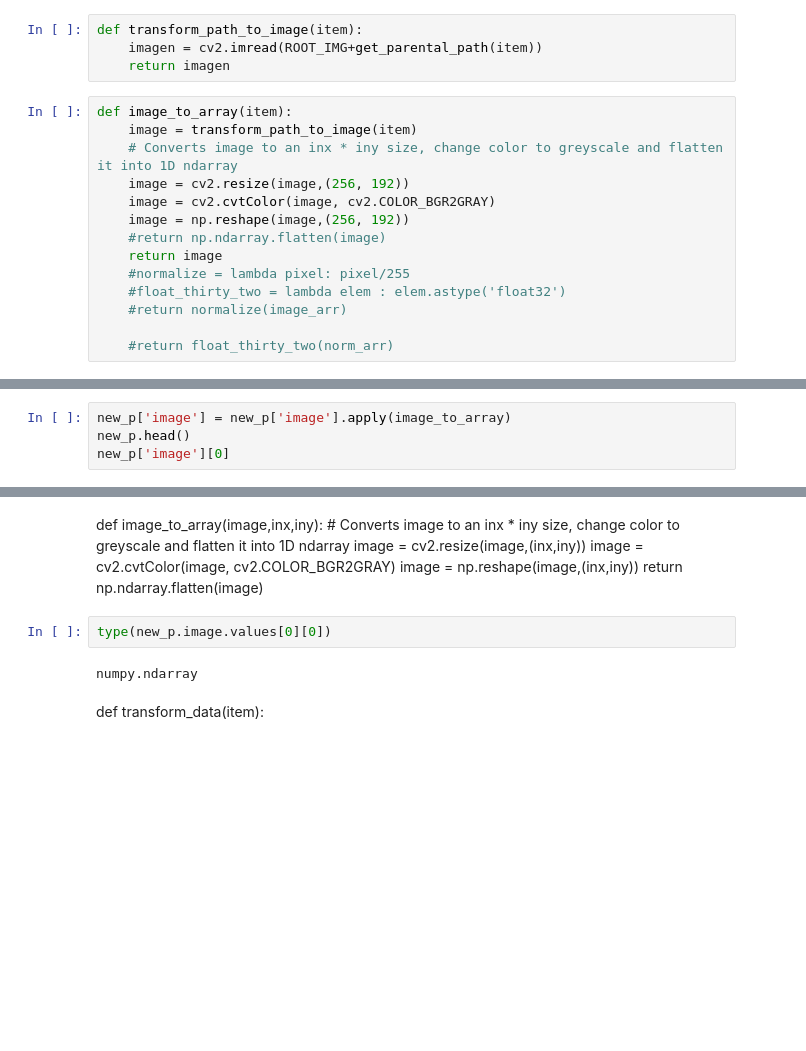
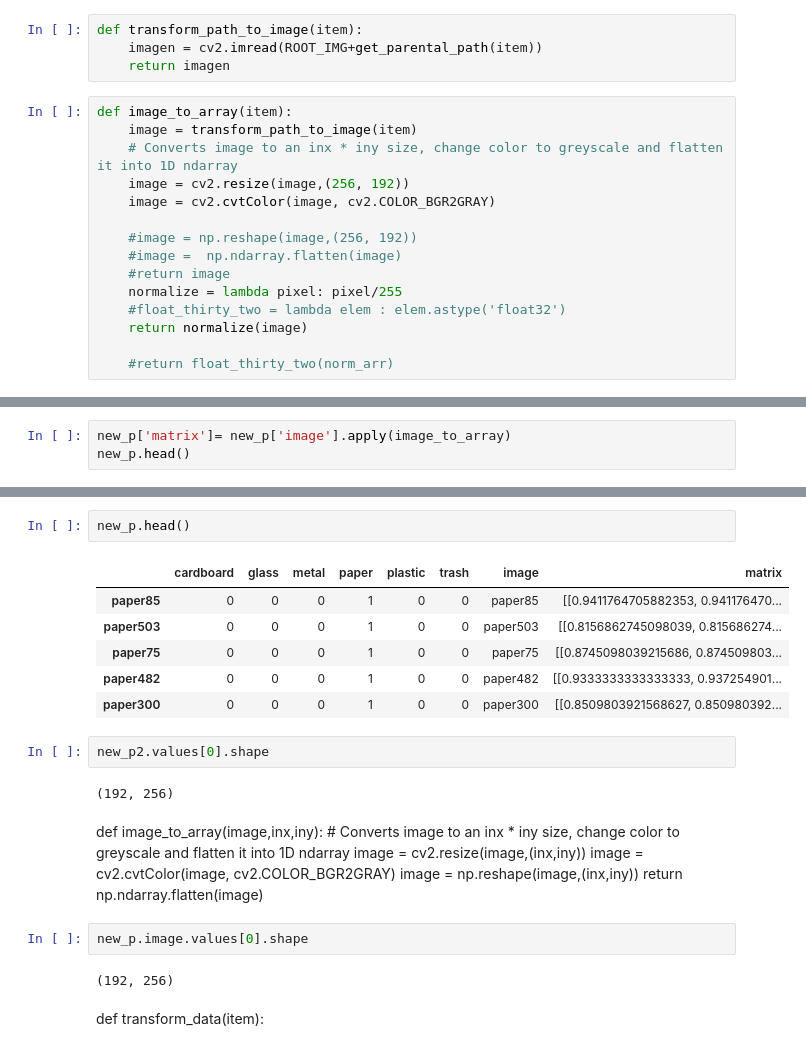
Before and after one commit to ElenaCerezoSwing/final_project_ih, a Jupyter notebook: project_trial.ipynb, the cells around one changed output, grey strips where cells are left out. Cells and saved outputs as stored; diff of their text form; blank space fills up the shorter version.

```diff
--- a/project_trial.ipynb
+++ b/project_trial.ipynb
@@ -91,11 +157,12 @@ def image_to_array(item):
     # Converts image to an inx * iny size, change color to greyscale and flatten it into 1D ndarray
     image = cv2.resize(image,(256, 192))
     image = cv2.cvtColor(image, cv2.COLOR_BGR2GRAY)
-    image = np.reshape(image,(256, 192))
-    #return np.ndarray.flatten(image)
-    return image
-    #normalize = lambda pixel: pixel/255
+
+    #image = np.reshape(image,(256, 192))
+    #image =  np.ndarray.flatten(image)
+    #return image
+    normalize = lambda pixel: pixel/255
     #float_thirty_two = lambda elem : elem.astype('float32')
-    #return normalize(image_arr)
+    return normalize(image)
 
     #return float_thirty_two(norm_arr)
@@ -102,5 +176,4 @@ def image_to_array(item):
 # %%
-new_p['image'] = new_p['image'].apply(image_to_array)
+new_p['matrix']= new_p['image'].apply(image_to_array)
 new_p.head()
-new_p['image'][0]
 # %% [output]
@@ -114,3 +227,16 @@ array([[240, 240, 239, ..., 160, 158, 157],
+# %%
+new_p.head()
+# %% [output]
+|  | cardboard | glass | metal | paper | plastic | trash | image | matrix |
+| paper85 | 0 | 0 | 0 | 1 | 0 | 0 | paper85 | [[0.9411764705882353, 0.941176470... |
+| paper503 | 0 | 0 | 0 | 1 | 0 | 0 | paper503 | [[0.8156862745098039, 0.815686274... |
+| paper75 | 0 | 0 | 0 | 1 | 0 | 0 | paper75 | [[0.8745098039215686, 0.874509803... |
+| paper482 | 0 | 0 | 0 | 1 | 0 | 0 | paper482 | [[0.9333333333333333, 0.937254901... |
+| paper300 | 0 | 0 | 0 | 1 | 0 | 0 | paper300 | [[0.8509803921568627, 0.850980392... |
+# %%
+new_p2.values[0].shape
+# %% [output]
+(192, 256)
 # %% [markdown]
 def image_to_array(image,inx,iny):
     # Converts image to an inx * iny size, change color to greyscale and flatten it into 1D ndarray
@@ -119,9 +245,9 @@ def image_to_array(image,inx,iny):
     image = np.reshape(image,(inx,iny))
     return np.ndarray.flatten(image)
 # %%
-type(new_p.image.values[0][0])
+new_p.image.values[0].shape
 # %% [output]
-numpy.ndarray
+(192, 256)
 # %% [markdown]
 def transform_data(item):
 # %% [markdown]
```
Also changed, not shown: parts of 13 cells of this notebook.
